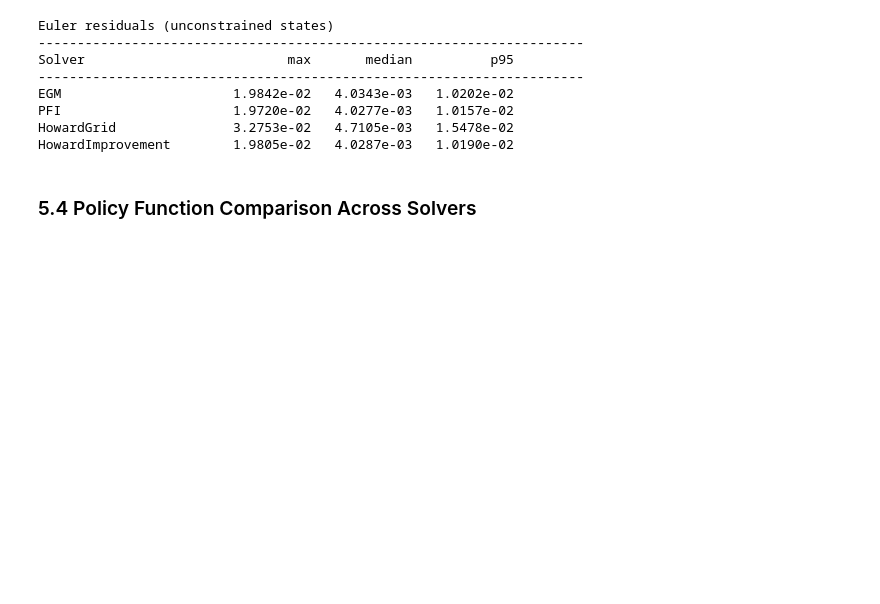
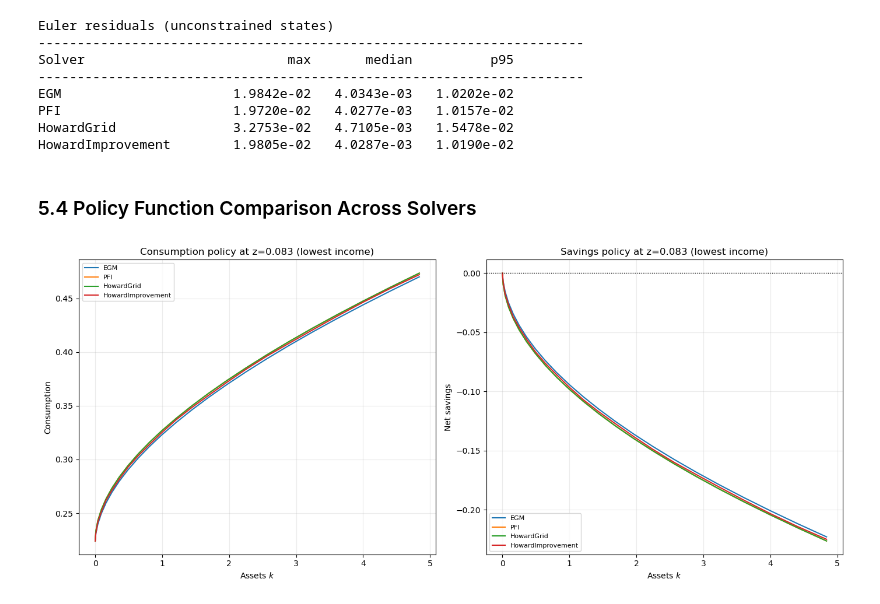
Before and after one commit to Rlincoln01/heterogeneity_in_macroeconomics, a Jupyter notebook: examples/pset5/notebooks/pset5_aiyagari_ge.ipynb, the cells around one changed output. Saved outputs shown, nothing was run; the diff lists cells and outputs as text; code cells hidden in the pictures; blank space fills up the shorter version.

```diff
--- a/examples/pset5/notebooks/pset5_aiyagari_ge.ipynb
+++ b/examples/pset5/notebooks/pset5_aiyagari_ge.ipynb
@@ -439,31 +433,33 @@ HowardImprovement        1.9805e-02   4.0287e-03   1.0190e-02
 # %% [markdown]
 ### 5.4 Policy Function Comparison Across Solvers
 # %%
-# Overlay at median income state
-iz_mid = ne // 2
-a_zoom = 15  # tight zoom to see solver differences near constraint
+# Overlay at lowest income state (curvature most visible near borrowing constraint)
+iz_low = 0
+a_zoom = 5
+mask = a_grid <= a_zoom
+a_plot = a_grid[mask]
 
 fig, (ax1, ax2) = plt.subplots(1, 2, figsize=(14, 6))
 
 for name, res in ge_results.items():
     sol = res["solved_policy"]
-    ax1.plot(a_grid, sol.policy_c[iz_mid], label=name, linewidth=1.5)
-    ax2.plot(a_grid, sol.policy_a[iz_mid] - a_grid, label=name, linewidth=1.5)
+    ax1.plot(a_plot, sol.policy_c[iz_low][mask], label=name, linewidth=1.5)
+    ax2.plot(a_plot, (sol.policy_a[iz_low] - a_grid)[mask], label=name, linewidth=1.5)
 
-ax1.set_xlim(0, a_zoom)
 ax1.set_xlabel("Assets $k$")
 ax1.set_ylabel("Consumption")
-ax1.set_title(f"Consumption policy at z={z_grid[iz_mid]:.3f}")
+ax1.set_title(f"Consumption policy at z={z_grid[iz_low]:.3f} (lowest income)")
 ax1.legend(fontsize=8)
 ax1.grid(alpha=0.25)
 
-ax2.set_xlim(0, a_zoom)
 ax2.set_xlabel("Assets $k$")
 ax2.set_ylabel("Net savings")
-ax2.set_title(f"Savings policy at z={z_grid[iz_mid]:.3f}")
+ax2.set_title(f"Savings policy at z={z_grid[iz_low]:.3f} (lowest income)")
 ax2.axhline(0, color="k", linestyle=":", linewidth=1.0)
 ax2.legend(fontsize=8)
 ax2.grid(alpha=0.25)
 
 plt.tight_layout()
 plt.show()
+# %% [output]
+[figure, added]
```
Also changed, not shown: parts of 5 cells of this notebook, 9 other files.
